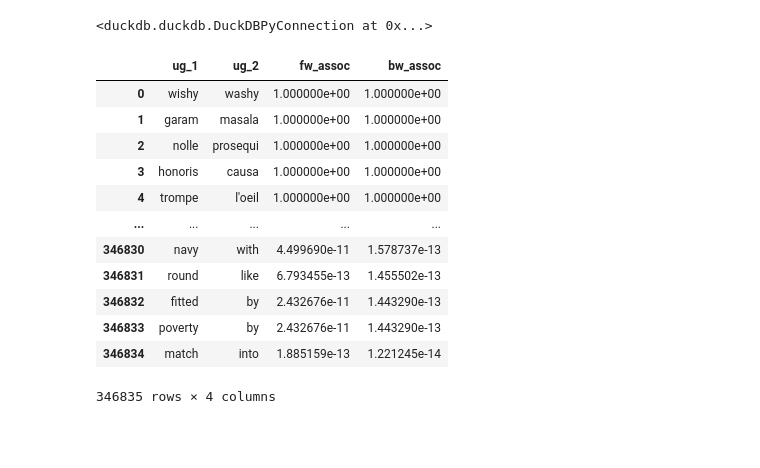
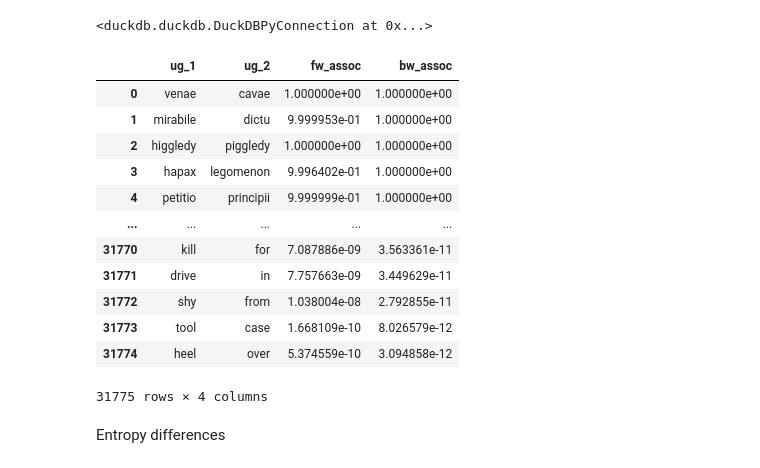
Before and after one commit to contreraskallens/MWU_measures, a Jupyter notebook: scratch.ipynb, the cells around one changed output. Cells and saved outputs as stored; diff of their text form; code cells hidden in the pictures; blank space fills up the shorter version.

Commit message:
batched measures in SQL

```diff
--- a/scratch.ipynb
+++ b/scratch.ipynb
@@ -9,9 +9,14 @@ mwu_examples = pd.read_csv('MultiwordExpression_Concreteness_Ratings.csv')
 mwu_examples['length'] = mwu_examples['Expression'].apply(lambda x: len(x.split()))
 mwu_examples = mwu_examples.loc[(mwu_examples['length'] == 2) | (mwu_examples['length'] == 3)]
 mwu_examples['Expression'] = mwu_examples['Expression'].apply(lambda x: x.lower())
-this_corpus = mwu_measures.processing_corpus.process_corpus('bnc', 'small_corpus.txt', chunk_size=10000000, verbose=True)
+this_corpus = mwu_measures.processing_corpus.process_corpus('bnc', 'bnc_tokenized.txt', chunk_size=10000000, verbose=True)
+
 ngram_selection = mwu_examples['Expression'].tolist()
 bigrams = [ngram for ngram in ngram_selection if len(ngram.split()) == 2]
 # ngram_selection = [ngram.split() for ngram in ngram_selection]
 # ngram_chunks = np.array_split(ngram_selection, 100)
+
+
+# this_corpus = mwu_measures.processing_corpus.process_corpus(test_corpus=True)
+# bigrams = ['b d', 'c b', 'a c']
 # %% [output]
@@ -298,18 +362,21 @@ helper("""
 # %% [output]
 <duckdb.duckdb.DuckDBPyConnection at 0x...>
 # %%
-helper("SELECT * FROM assoc_table").fetch_df()
+helper("SELECT * FROM associations").fetch_df()
+# Now it's good
 # %% [output]
 |  | ug_1 | ug_2 | fw_assoc | bw_assoc |
-| 0 | wishy | washy | 1.000000e+00 | 1.000000e+00 |
-| 1 | garam | masala | 1.000000e+00 | 1.000000e+00 |
-| 2 | nolle | prosequi | 1.000000e+00 | 1.000000e+00 |
-| 3 | honoris | causa | 1.000000e+00 | 1.000000e+00 |
-| 4 | trompe | l'oeil | 1.000000e+00 | 1.000000e+00 |
+| 0 | venae | cavae | 1.000000e+00 | 1.000000e+00 |
+| 1 | mirabile | dictu | 9.999953e-01 | 1.000000e+00 |
+| 2 | higgledy | piggledy | 1.000000e+00 | 1.000000e+00 |
+| 3 | hapax | legomenon | 9.996402e-01 | 1.000000e+00 |
+| 4 | petitio | principii | 9.999999e-01 | 1.000000e+00 |
 | ... | ... | ... | ... | ... |
-| 346830 | navy | with | 4.499690e-11 | 1.578737e-13 |
-| 346831 | round | like | 6.793455e-13 | 1.455502e-13 |
-| 346832 | fitted | by | 2.432676e-11 | 1.443290e-13 |
-| 346833 | poverty | by | 2.432676e-11 | 1.443290e-13 |
-| 346834 | match | into | 1.885159e-13 | 1.221245e-14 |
+| 31770 | kill | for | 7.087886e-09 | 3.563361e-11 |
+| 31771 | drive | in | 7.757663e-09 | 3.449629e-11 |
+| 31772 | shy | from | 1.038004e-08 | 2.792855e-11 |
+| 31773 | tool | case | 1.668109e-10 | 8.026579e-12 |
+| 31774 | heel | over | 5.374559e-10 | 3.094858e-12 |
-346835 rows × 4 columns
+31775 rows × 4 columns
+# %% [markdown]
+Entropy differences
```
Also changed, not shown: parts of 17 cells of this notebook, 2 other files.
